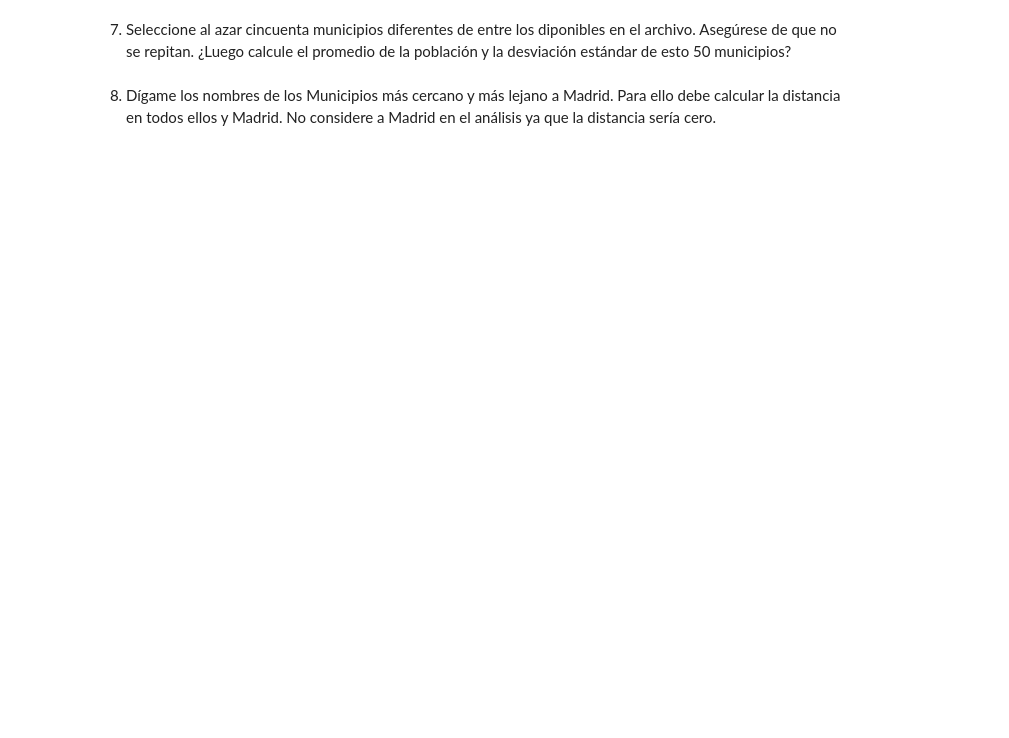
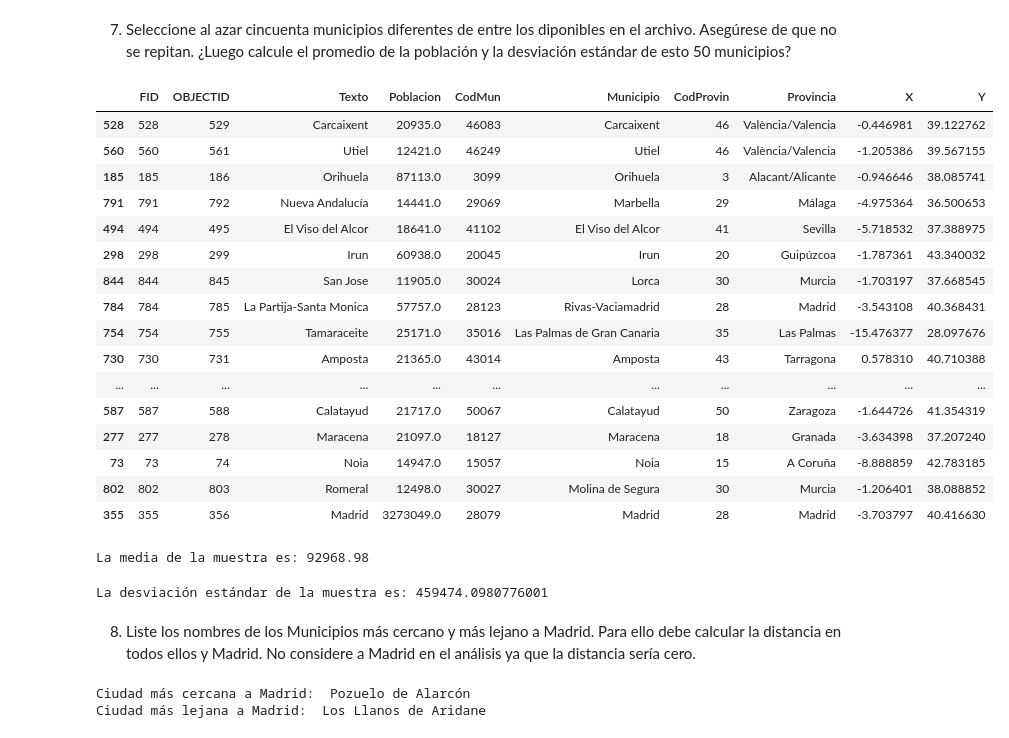
Before and after one commit to carlosopr/g-labs, a Jupyter notebook: lab03/lab03.ipynb, the cells around one changed output. Saved outputs shown, nothing was run; the diff lists cells and outputs as text; code cells hidden in the pictures; blank space fills up the shorter version.

```diff
--- a/lab03/lab03.ipynb
+++ b/lab03/lab03.ipynb
@@ -140,4 +268,80 @@ b) ¿Qué posición ocupa Granada en el ranking de las ciudades más pobladas?
 # %% [markdown]
 7. Seleccione al azar cincuenta municipios diferentes de entre los diponibles en el archivo. Asegúrese de que no se repitan. ¿Luego calcule el promedio de la población y la desviación estándar de esto 50 municipios?
+# %%
+# Se obtiene una muestra aleatoria de 50 municipios
+df_sample = df.sample(n=50, random_state=1)
+df_sample
+# %% [output]
+|  | FID | OBJECTID | Texto | Poblacion | CodMun | Municipio | CodProvin | Provincia | X | Y |
+| 528 | 528 | 529 | Carcaixent | 20935.0 | 46083 | Carcaixent | 46 | València/Valencia | -0.446981 | 39.122762 |
+| 560 | 560 | 561 | Utiel | 12421.0 | 46249 | Utiel | 46 | València/Valencia | -1.205386 | 39.567155 |
+| 185 | 185 | 186 | Orihuela | 87113.0 | 3099 | Orihuela | 3 | Alacant/Alicante | -0.946646 | 38.085741 |
+| 791 | 791 | 792 | Nueva Andalucía | 14441.0 | 29069 | Marbella | 29 | Málaga | -4.975364 | 36.500653 |
+| 494 | 494 | 495 | El Viso del Alcor | 18641.0 | 41102 | El Viso del Alcor | 41 | Sevilla | -5.718532 | 37.388975 |
+| 298 | 298 | 299 | Irun | 60938.0 | 20045 | Irun | 20 | Guipúzcoa | -1.787361 | 43.340032 |
+| 844 | 844 | 845 | San Jose | 11905.0 | 30024 | Lorca | 30 | Murcia | -1.703197 | 37.668545 |
+| 784 | 784 | 785 | La Partija-Santa Monica | 57757.0 | 28123 | Rivas-Vaciamadrid | 28 | Madrid | -3.543108 | 40.368431 |
+| 754 | 754 | 755 | Tamaraceite | 25171.0 | 35016 | Las Palmas de Gran Canaria | 35 | Las Palmas | -15.476377 | 28.097676 |
+| 730 | 730 | 731 | Amposta | 21365.0 | 43014 | Amposta | 43 | Tarragona | 0.578310 | 40.710388 |
+| ... | ... | ... | ... | ... | ... | ... | ... | ... | ... | ... |
+| 587 | 587 | 588 | Calatayud | 21717.0 | 50067 | Calatayud | 50 | Zaragoza | -1.644726 | 41.354319 |
+| 277 | 277 | 278 | Maracena | 21097.0 | 18127 | Maracena | 18 | Granada | -3.634398 | 37.207240 |
+| 73 | 73 | 74 | Noia | 14947.0 | 15057 | Noia | 15 | A Coruña | -8.888859 | 42.783185 |
+| 802 | 802 | 803 | Romeral | 12498.0 | 30027 | Molina de Segura | 30 | Murcia | -1.206401 | 38.088852 |
+| 355 | 355 | 356 | Madrid | 3273049.0 | 28079 | Madrid | 28 | Madrid | -3.703797 | 40.416630 |
+# %%
+# Resultado de la media
+print(f"La media de la muestra es: {df_sample['Poblacion'].mean()}")
+# %% [output]
+La media de la muestra es: 92968.98
+# %%
+# Resultado de la desviacion estandar
+print(f"La desviación estándar de la muestra es: {df_sample['Poblacion'].std()}")
+# %% [output]
+La desviación estándar de la muestra es: 459474.0980776001
 # %% [markdown]
-8. Dígame los nombres de los Municipios más cercano y más lejano a Madrid. Para ello debe calcular la distancia en todos ellos y Madrid. No considere a Madrid en el análisis ya que la distancia sería cero.
+8. Liste los nombres de los Municipios más cercano y más lejano a Madrid. Para ello debe calcular la distancia en todos ellos y Madrid. No considere a Madrid en el análisis ya que la distancia sería cero.
+# %%
+from math import radians, sin, cos, sqrt, atan2
+
+# Función para calcular la distancia entre 2 puntos usando la fórmula del semiverseno
+def haversine(lat1, lon1, lat2, lon2):
+    R = 6371  # Radio de la Tierra en km
+    dLat = radians(lat2 - lat1)
+    dLon = radians(lon2 - lon1)
+    a = sin(dLat/2)**2 + cos(radians(lat1)) * cos(radians(lat2)) * sin(dLon/2)**2
+    c = 2 * atan2(sqrt(a), sqrt(1-a))
+    distance = R * c
+    return distance
+
+# Función para encontrar la ciudad más cercana y lejana para una ciudad dada
+def find_nearest_farthest_cities(df, city_name):
+    # Se obtiene la ciudad dada
+    city_row = df.loc[df['Municipio'] == city_name].iloc[0]
+
+    # Se calculan las distancias, a excepcion de la ciudad de Madrid
+    distances = df[df['Municipio'] != 'Madrid'].apply(lambda row: haversine(city_row['Y'], city_row['X'], row['Y'], row['X']), axis=1)
+
+    # Se copia el dataframe original puesto que se modificará
+    dfx = df
+
+    # Se agregan las distancias al nuevo dataframe
+    dfx['Distancias'] = distances
+
+    # Se obtiene la ciudad más cercana
+    nearest_city = dfx.loc[df['Distancias'] == distances.min()].iloc[0]
+
+    # Se obtiene la ciudad más lejana
+    farthest_city = dfx.loc[df['Distancias'] == distances.max()].iloc[0]
+
+    return (nearest_city['Municipio'], farthest_city['Municipio'])
+
+# Se llama a la función y se le pasa la ciudad de Madrid
+nearest_city, farthest_city = find_nearest_farthest_cities(df, 'Madrid')
+
+# Se imprimen los resultados
+print('Ciudad más cercana a Madrid: ', nearest_city)
+print('Ciudad más lejana a Madrid: ', farthest_city)
+# %% [output]
+Ciudad más cercana a Madrid:  Pozuelo de Alarcón
+Ciudad más lejana a Madrid:  Los Llanos de Aridane
```
Also changed, not shown: parts of 12 cells of this notebook, 1 other file.
